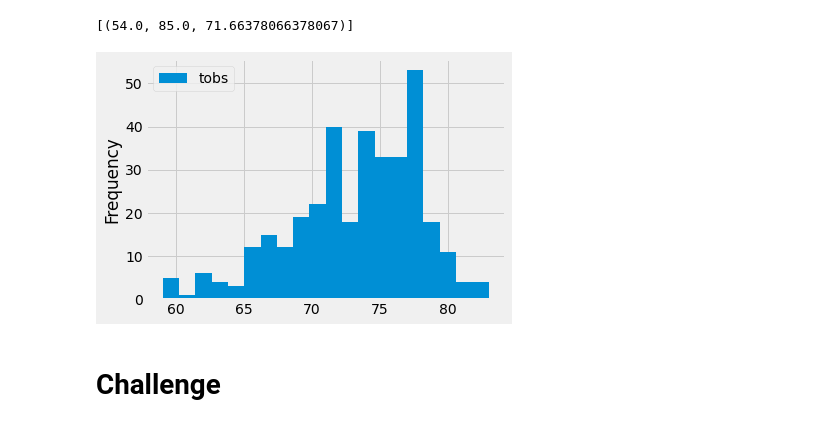
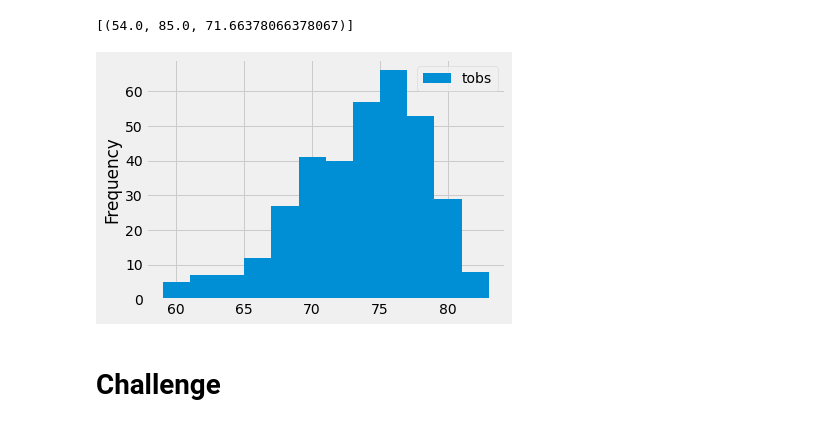
Before and after one commit to JTGonzaga/Surfs_Up, a Jupyter notebook: climate_analysis.ipynb, the cells around one changed output. Drawn from its saved outputs; the diff is of its cells as text; code cells hidden in the pictures.

Commit message:
Adding analysis images

```diff
--- a/climate_analysis.ipynb
+++ b/climate_analysis.ipynb
@@ -105,14 +105,14 @@ filter(Measurement.station == 'USC00519281').all()
 # %%
 # Choose the station with the highest number of temperature observations.
 # Query the last 12 months of temperature observation data for this station and plot the results as a histogram
 results = session.query(Measurement.tobs).\
 filter(Measurement.station == 'USC00519281').\
 filter(Measurement.date >= prev_year).all()
 df = pd.DataFrame(results, columns=['tobs'])
-df.plot.hist(bins=20)
+df.plot.hist(bins=12)
 plt.tight_layout()
 # %% [output]
-[figure, old version]
+[figure, new version]
 # %%
 # Write a function called `calc_temps` that will accept start date and end date in the format '%Y-%m-%d'
 # and return the minimum, average, and maximum temperatures for that range of dates
```
Also changed, not shown: 3 other files.
